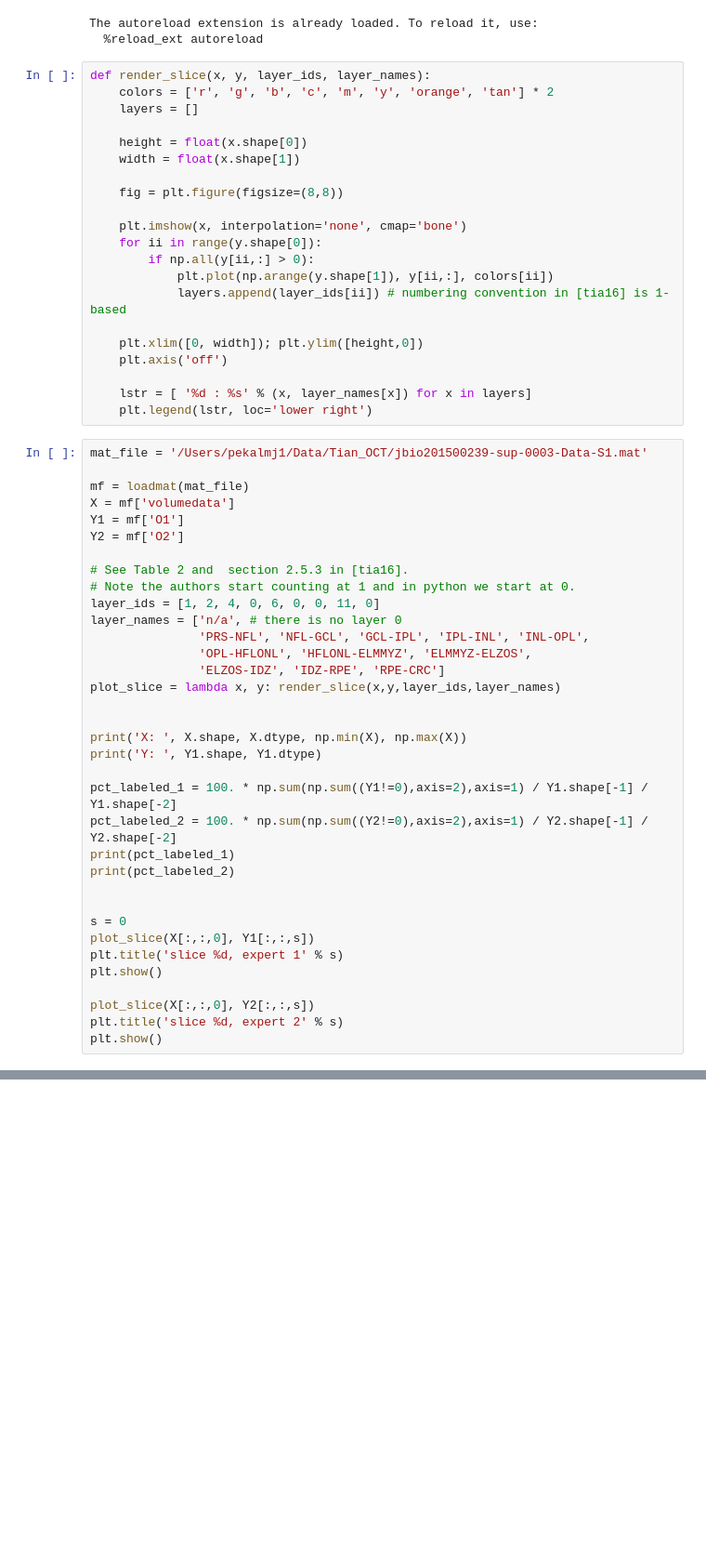
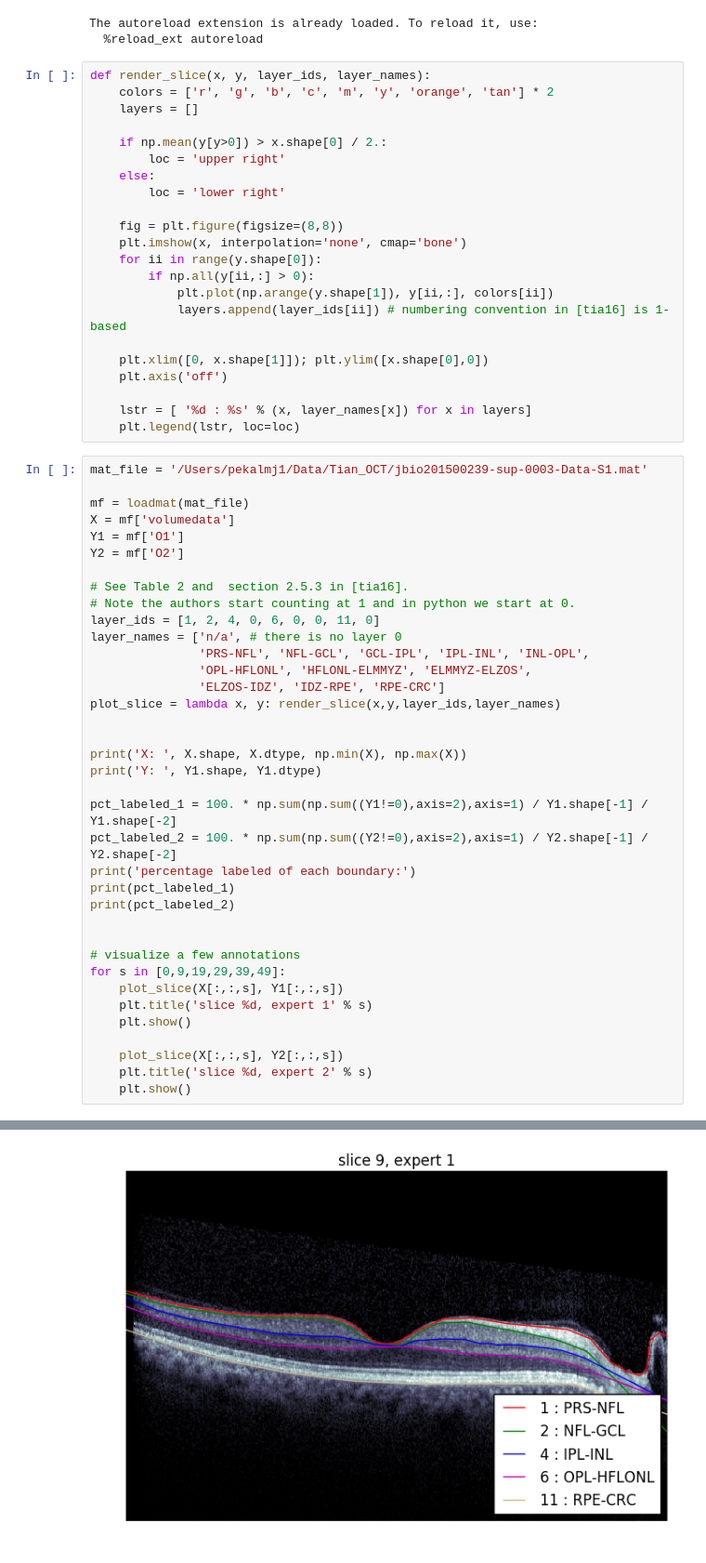
Before and after one commit to mjpekala/bio-segmentation-dense, a Jupyter notebook: Examples/OCT/tian_data_set.ipynb, the cells around one changed output, grey strips where cells are left out. Shown at 93% size. Saved outputs shown, nothing was run; the diff lists cells and outputs as text; blank space fills up the shorter version.

Commit message:
now visualizing multiple slices

```diff
--- a/Examples/OCT/tian_data_set.ipynb
+++ b/Examples/OCT/tian_data_set.ipynb
@@ -22,22 +22,23 @@ def render_slice(x, y, layer_ids, layer_names):
     colors = ['r', 'g', 'b', 'c', 'm', 'y', 'orange', 'tan'] * 2
     layers = []
 
-    height = float(x.shape[0])
-    width = float(x.shape[1])
+    if np.mean(y[y>0]) > x.shape[0] / 2.:
+        loc = 'upper right'
+    else:
+        loc = 'lower right'
 
     fig = plt.figure(figsize=(8,8))
-
     plt.imshow(x, interpolation='none', cmap='bone')
     for ii in range(y.shape[0]):
         if np.all(y[ii,:] > 0):
             plt.plot(np.arange(y.shape[1]), y[ii,:], colors[ii])
             layers.append(layer_ids[ii]) # numbering convention in [tia16] is 1-based
 
-    plt.xlim([0, width]); plt.ylim([height,0])
+    plt.xlim([0, x.shape[1]]); plt.ylim([x.shape[0],0])
     plt.axis('off')
 
     lstr = [ '%d : %s' % (x, layer_names[x]) for x in layers]
-    plt.legend(lstr, loc='lower right')
+    plt.legend(lstr, loc=loc)
 # %%
 mat_file = '/Users/pekalmj1/Data/Tian_OCT/jbio201500239-sup-0003-Data-S1.mat'
 
@@ -61,18 +62,20 @@ print('Y: ', Y1.shape, Y1.dtype)
 
 pct_labeled_1 = 100. * np.sum(np.sum((Y1!=0),axis=2),axis=1) / Y1.shape[-1] / Y1.shape[-2]
 pct_labeled_2 = 100. * np.sum(np.sum((Y2!=0),axis=2),axis=1) / Y2.shape[-1] / Y2.shape[-2]
+print('percentage labeled of each boundary:')
 print(pct_labeled_1)
 print(pct_labeled_2)
 
 
-s = 0
-plot_slice(X[:,:,0], Y1[:,:,s])
-plt.title('slice %d, expert 1' % s)
-plt.show()
+# visualize a few annotations
+for s in [0,9,19,29,39,49]:
+    plot_slice(X[:,:,s], Y1[:,:,s])
+    plt.title('slice %d, expert 1' % s)
+    plt.show()
 
-plot_slice(X[:,:,0], Y2[:,:,s])
-plt.title('slice %d, expert 2' % s)
-plt.show()
+    plot_slice(X[:,:,s], Y2[:,:,s])
+    plt.title('slice %d, expert 2' % s)
+    plt.show()
 # %% [output]
 X:  (496, 768, 50) uint8 0 255
 Y:  (9, 768, 50) float64
@@ -79,4 +83,5 @@ Y:  (9, 768, 50) float64
 [ 100.  100.  100.    6.  100.   18.    2.  100.    0.]
 [ 100.  100.  100.    0.  100.    0.    0.  100.    0.]
 [figure]
 [figure]
+[figure, added]
```
Also changed, not shown: parts of 1 cell of this notebook.
